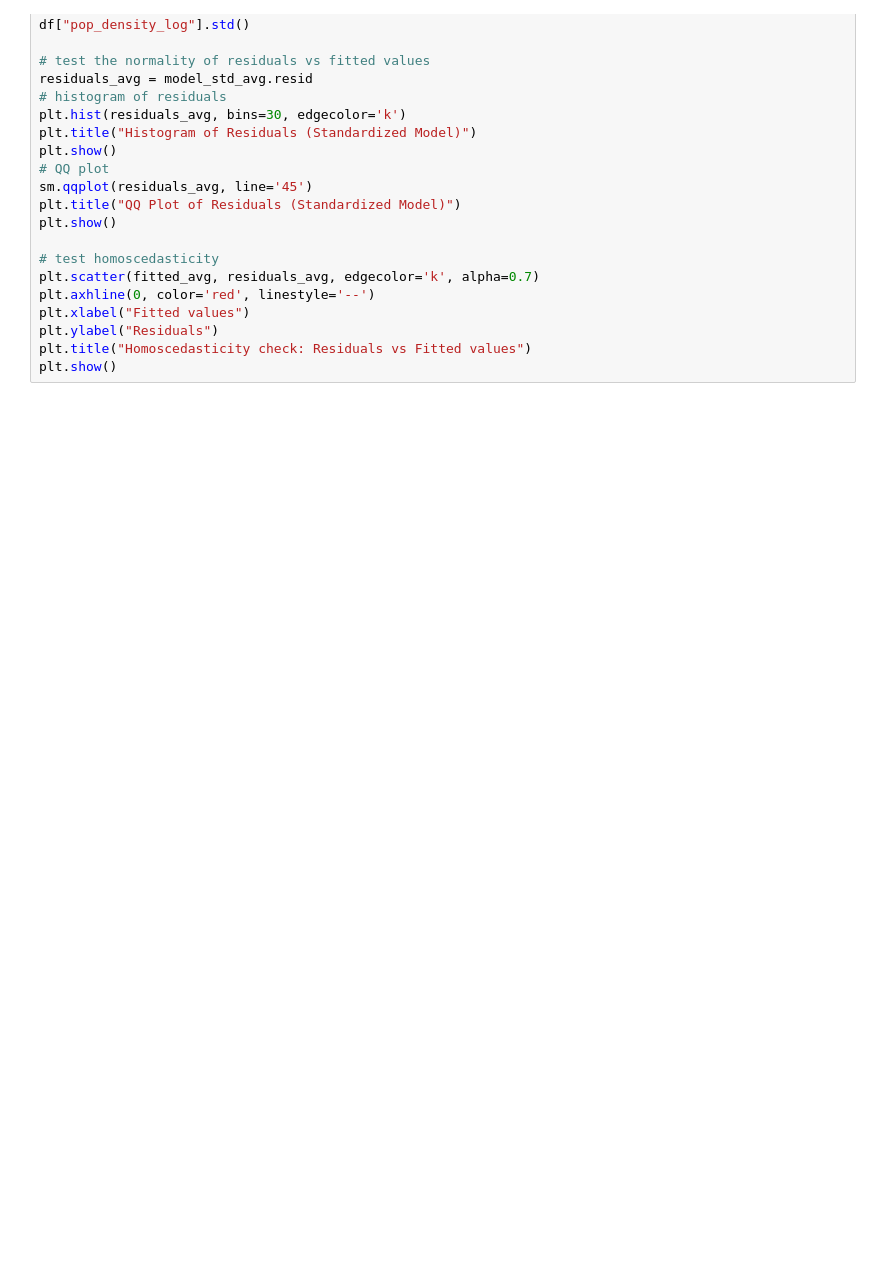
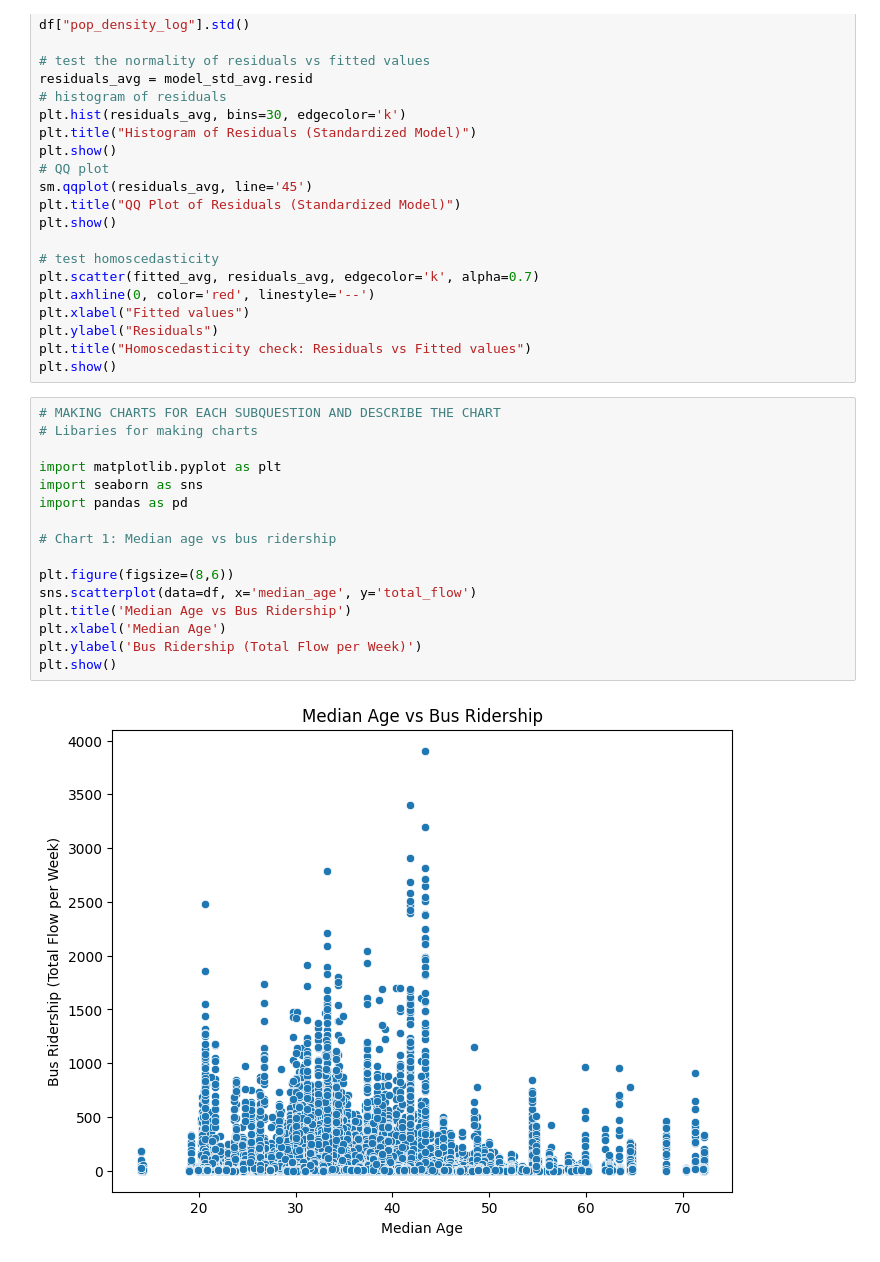
Before and after one commit to Mulhamomar/TIL6022_group10, a Jupyter notebook: TIL-6022 Bus Ridership.ipynb, the cells around one changed output. Drawn from its saved outputs; the diff is of its cells as text; blank space fills up the shorter version.

Commit message:
answer Jalissa - Chart 1

```diff
--- a/TIL-6022 Bus Ridership.ipynb
+++ b/TIL-6022 Bus Ridership.ipynb
@@ -288,3 +293,21 @@ plt.xlabel("Fitted values")
 plt.ylabel("Residuals")
 plt.title("Homoscedasticity check: Residuals vs Fitted values")
 plt.show()
+# %%
+# MAKING CHARTS FOR EACH SUBQUESTION AND DESCRIBE THE CHART
+# Libaries for making charts
+
+import matplotlib.pyplot as plt
+import seaborn as sns
+import pandas as pd
+
+# Chart 1: Median age vs bus ridership
+
+plt.figure(figsize=(8,6))
+sns.scatterplot(data=df, x='median_age', y='total_flow')
+plt.title('Median Age vs Bus Ridership')
+plt.xlabel('Median Age')
+plt.ylabel('Bus Ridership (Total Flow per Week)')
+plt.show()
+# %% [output]
+[figure, added]
```
Also changed, not shown: parts of 2 cells of this notebook.
